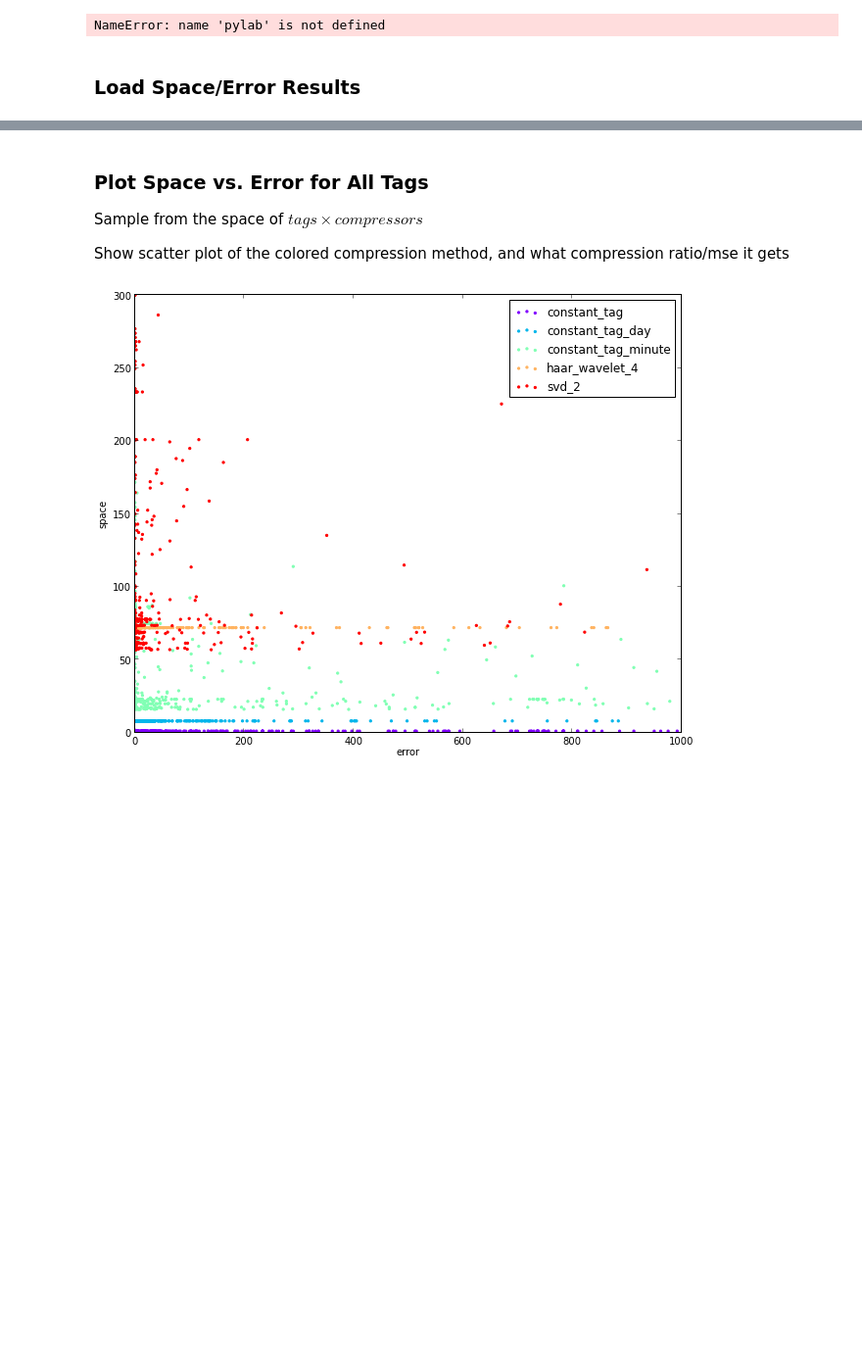
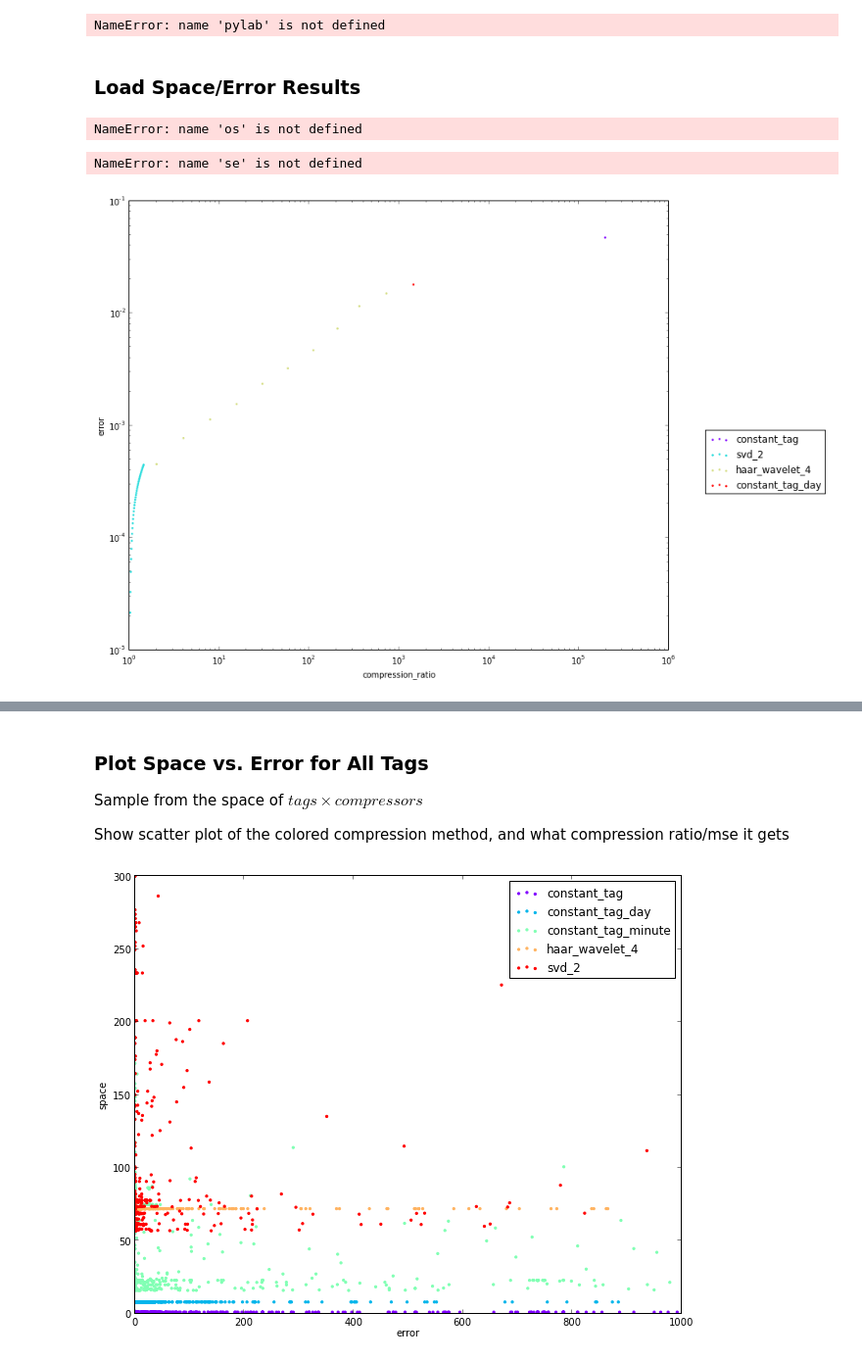
Before and after one commit to melkherj/SmartGridProject, a Jupyter notebook: notebooks/Old/Compression_Performance.ipynb, the cells around one changed output, grey strips where cells are left out. Shown at 98% size. Drawn from its saved outputs; the diff is of its cells as text; code cells hidden in the pictures; blank space fills up the shorter version.

```diff
--- a/notebooks/Compression_Performance.ipynb
+++ b/notebooks/Old/Compression_Performance.ipynb
@@ -55,0 +60,5 @@ tag_list = context['tag_list']
+# %%
+m = compressors['svd_2'].d
+M = aggregate[:m]
+s = aggregate[m:(m+k)]
+Vh = np.reshape(aggregate[(m+k):], (k,m))
@@ -152,3 +215,30 @@ NameError: name 'pylab' is not defined
 # %%
-se_path = os.path.join(os.environ['compression_data_dir'],'temp_tiny_space_err.txt')
+se_path = os.path.join(os.environ['compression_data_dir'],'all_space_err.txt')
 se = pd.read_csv(se_path,names=['tag','compressor','space_err'],sep='^')
+# %% [output]
+NameError: name 'os' is not defined
+# %%
+se3 = se[se['tag'].apply(lambda tag: 'volt' in tag.lower() and not 'PowerAnalytics' in tag)]
+tag = se3['tag'].values[6]
+se2 = se3[se3['tag'] == tag]
+print tag
+# %% [output]
+NameError: name 'se' is not defined
+# %%
+tradeoff = get_space_mse_tradeoff(se2)
+# %%
+clf()
+pylab.rcParams['figure.figsize'] = (12.0, 10.0)
+xscale('log')
+yscale('log')
+compressor_list = list(set(tradeoff['compressor']))
+colors = iter(mpl.cm.rainbow(np.linspace(0, 1, len(compressor_list))))
+for c in compressor_list:
+    t = tradeoff[tradeoff['compressor'] == c]
+    scatter(t['compression_ratio'],t['error'],label=c,color=next(colors),s=10,marker='.')
+legend(bbox_to_anchor=(1.3,0.5))
+xlabel('compression_ratio')
+ylabel('error')
+show()
+# %% [output]
+[figure, added]
```
Also changed, not shown: parts of 15 cells of this notebook, 5 other files.
